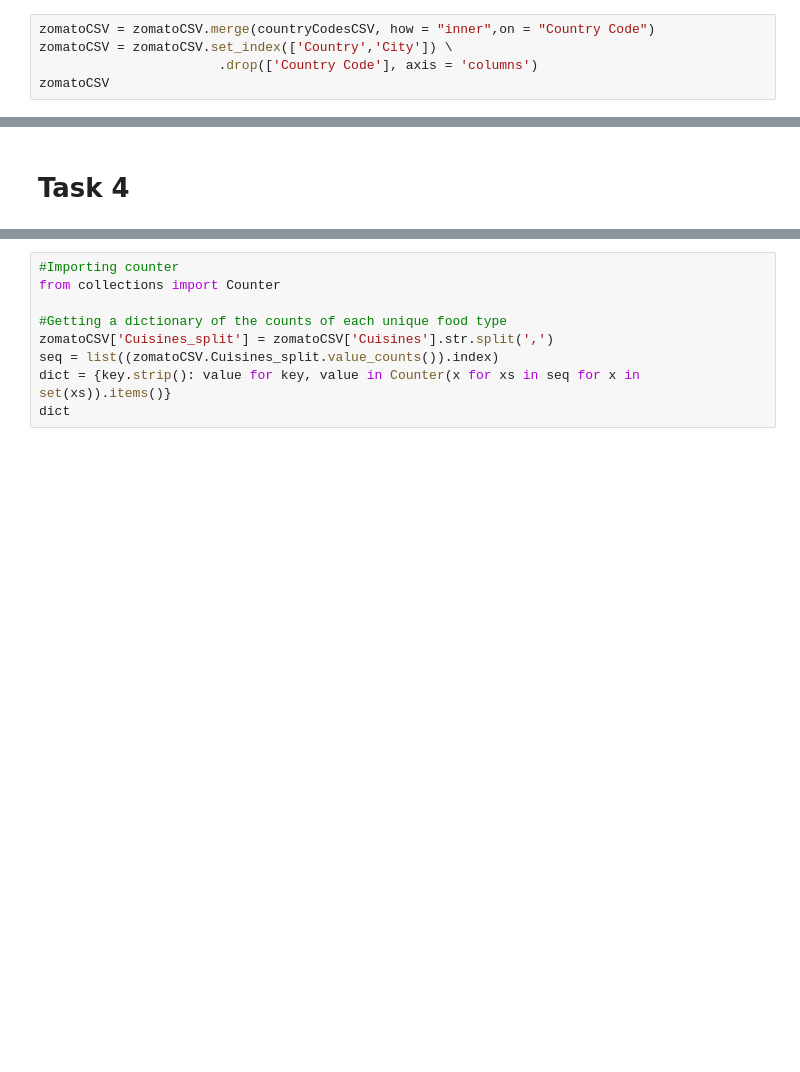
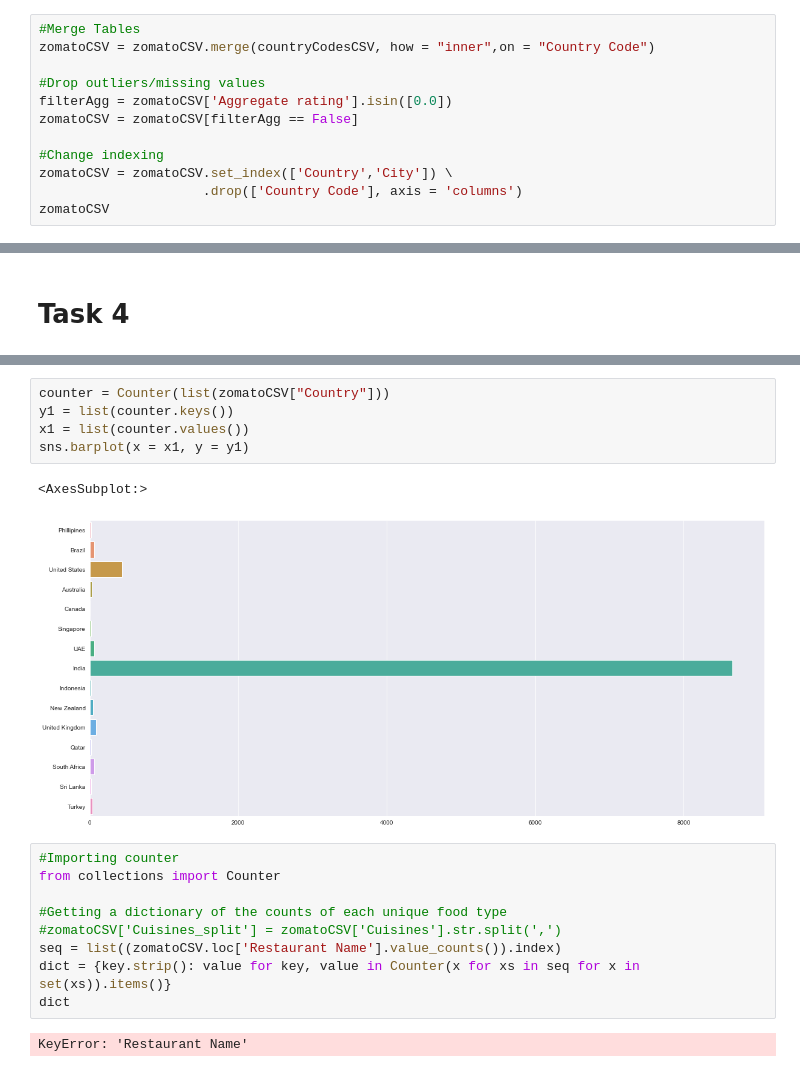
Before and after one commit to data301-2021-winter1/group28-project, a Jupyter notebook: notebooks/analysis1.ipynb, the cells around one changed output, grey strips where cells are left out. Drawn from its saved outputs; the diff is of its cells as text; blank space fills up the shorter version.

```diff
--- a/notebooks/analysis1.ipynb
+++ b/notebooks/analysis1.ipynb
@@ -205,9 +253,16 @@ zomatoCSV = zomatoCSV.dropna()
 # %% [markdown]
 ### Processing/Wrangling Data
 # %%
+#Merge Tables
 zomatoCSV = zomatoCSV.merge(countryCodesCSV, how = "inner",on = "Country Code")
+
+#Drop outliers/missing values
+filterAgg = zomatoCSV['Aggregate rating'].isin([0.0])
+zomatoCSV = zomatoCSV[filterAgg == False]
+
+#Change indexing
 zomatoCSV = zomatoCSV.set_index(['Country','City']) \
-                       .drop(['Country Code'], axis = 'columns')
+                     .drop(['Country Code'], axis = 'columns')
 zomatoCSV
 # %% [output]
 |  |  | Restaurant ID | Restaurant Name | Longitude | Latitude | Cuisines | Currency | Has Table booking | ... |
@@ -356,9 +515,19 @@ test
+# %%
+counter = Counter(list(zomatoCSV["Country"]))
+y1 = list(counter.keys())
+x1 = list(counter.values())
+sns.barplot(x = x1, y = y1)
+# %% [output]
+<AxesSubplot:>
+[figure, added]
 # %%
 #Importing counter
 from collections import Counter
 
 #Getting a dictionary of the counts of each unique food type
-zomatoCSV['Cuisines_split'] = zomatoCSV['Cuisines'].str.split(',')
-seq = list((zomatoCSV.Cuisines_split.value_counts()).index)
+#zomatoCSV['Cuisines_split'] = zomatoCSV['Cuisines'].str.split(',')
+seq = list((zomatoCSV.loc['Restaurant Name'].value_counts()).index)
 dict = {key.strip(): value for key, value in Counter(x for xs in seq for x in set(xs)).items()}
 dict
+# %% [output]
+KeyError: 'Restaurant Name'
```
Also changed, not shown: parts of 23 cells of this notebook.
